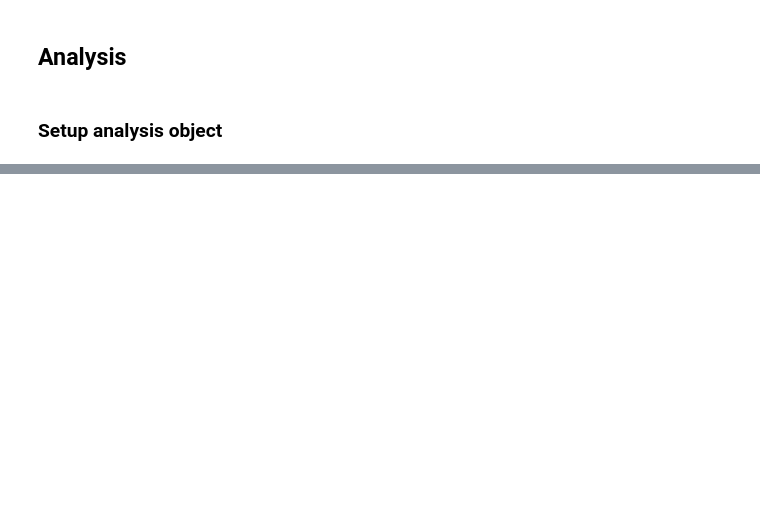
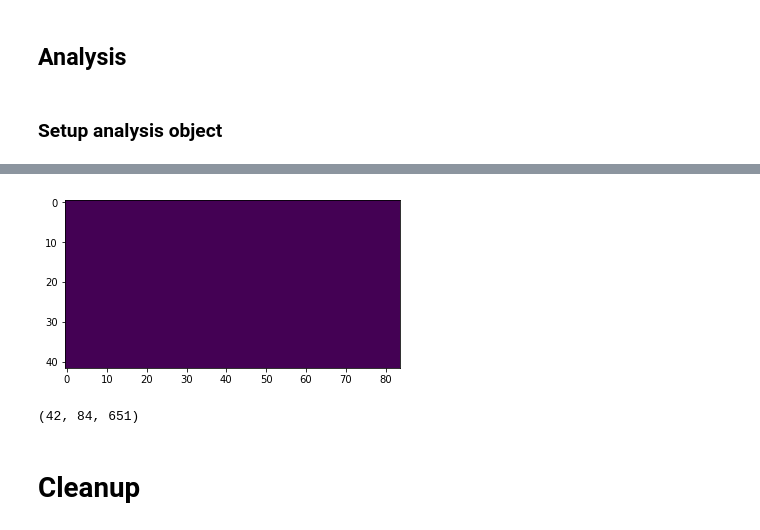
Before and after one commit to PaNOSC-ViNYL/SimEx-notebooks, a Jupyter notebook: start_to_end_demo.ipynb, the cells around one changed output, grey strips where cells are left out. Saved outputs shown, nothing was run; the diff lists cells and outputs as text; code cells hidden in the pictures; blank space fills up the shorter version.

```diff
--- a/start_to_end_demo.ipynb
+++ b/start_to_end_demo.ipynb
@@ -189,0 +206,9 @@ spi_analysis.plotPattern(logscale=True)
+# %%
+for i in range(wf_intensity.shape[-1]):
+    if wf_intensity[:,:,i].max() < 1e14:
+        continue
+    imshow(wf_intensity[:,:,i], norm=Norm(vmin=1e15, vmax=1.5e18) )
+    savefig("include/wf_intensity/wf_intensity_{0:03d}.png".format(i))
+    #imsave("include/wf_intensity/wf_intensity_{0:03d}.png".format(i), wf_intensity[:,:,i], vmin=1e15, vmax=1.5e18 )
+# %% [output]
+[figure, added]
@@ -189,0 +218,4 @@ spi_analysis.plotPattern(logscale=True)
+# %%
+wf_intensity.shape
+# %% [output]
+(42, 84, 651)
@@ -189,0 +227,2 @@ spi_analysis.plotPattern(logscale=True)
+# %% [markdown]
+# Cleanup
```
Also changed, not shown: parts of 62 cells of this notebook, 1 other file.
